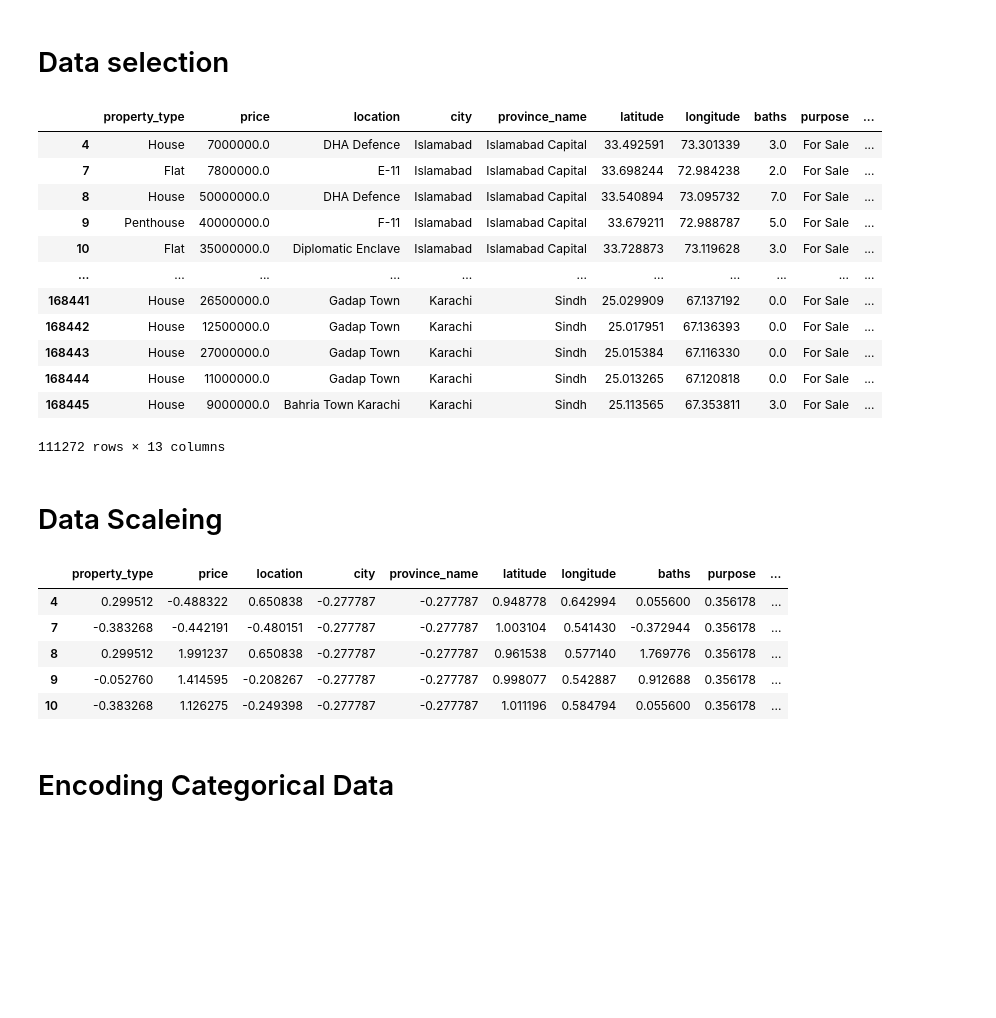
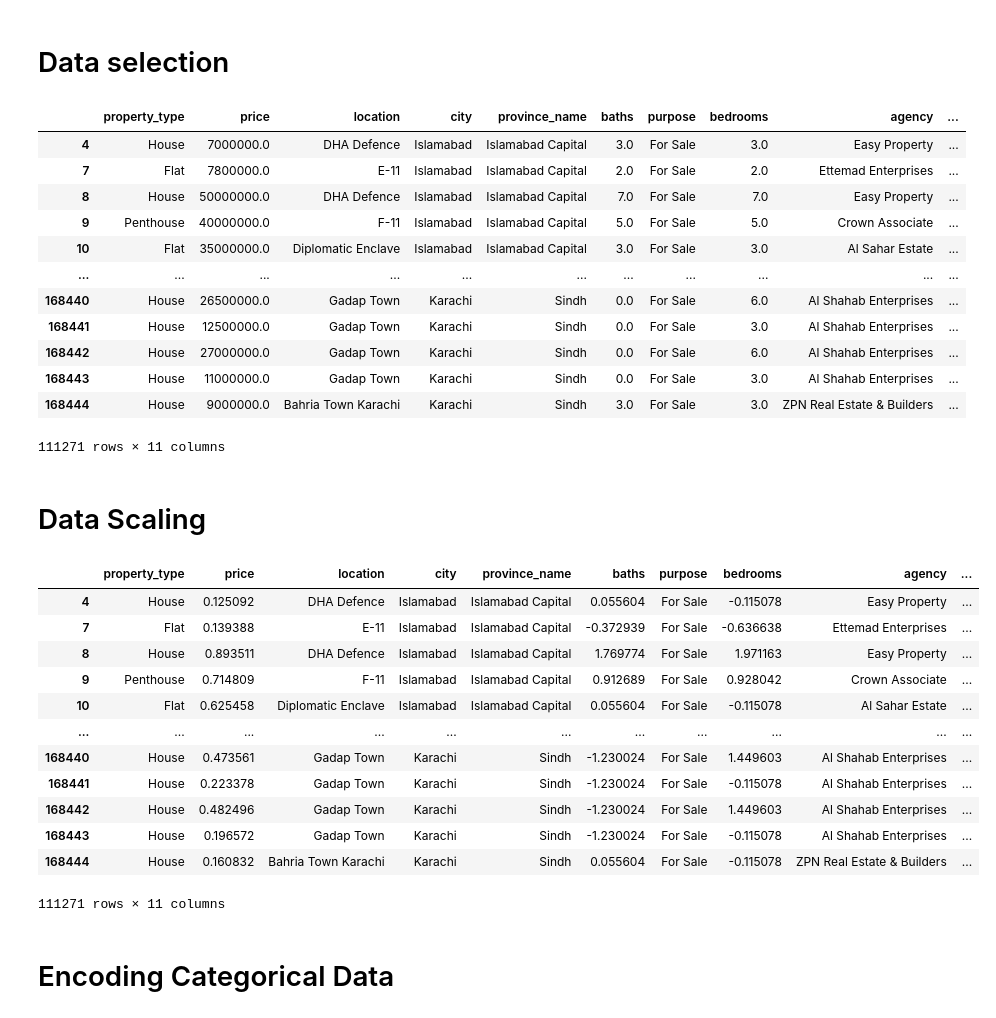
Before and after one commit to khaaaleed-5/Advanced-ML, a Jupyter notebook: SVM/SVM.ipynb, the cells around one changed output. Cells and saved outputs as stored; diff of their text form; code cells hidden in the pictures; blank space fills up the shorter version.

```diff
--- a/SVM/SVM.ipynb
+++ b/SVM/SVM.ipynb
@@ -170,52 +170,64 @@ visualize_boxplot(df, numeric_columns)
 # %%
 # droping unneeded features
 
-drop_colums=['date_added','Area Category', 'area']
+drop_colums=['date_added','Area Category', 'area','latitude', 'longitude']
 df = df.drop(columns= drop_colums, axis=1)
 
 df
 # %% [output]
-|  | property_type | price | location | city | province_name | latitude | longitude | baths | purpose | ... |
-| 4 | House | 7000000.0 | DHA Defence | Islamabad | Islamabad Capital | 33.492591 | 73.301339 | 3.0 | For Sale | ... |
-| 7 | Flat | 7800000.0 | E-11 | Islamabad | Islamabad Capital | 33.698244 | 72.984238 | 2.0 | For Sale | ... |
-| 8 | House | 50000000.0 | DHA Defence | Islamabad | Islamabad Capital | 33.540894 | 73.095732 | 7.0 | For Sale | ... |
-| 9 | Penthouse | 40000000.0 | F-11 | Islamabad | Islamabad Capital | 33.679211 | 72.988787 | 5.0 | For Sale | ... |
-| 10 | Flat | 35000000.0 | Diplomatic Enclave | Islamabad | Islamabad Capital | 33.728873 | 73.119628 | 3.0 | For Sale | ... |
+|  | property_type | price | location | city | province_name | baths | purpose | bedrooms | agency | ... |
+| 4 | House | 7000000.0 | DHA Defence | Islamabad | Islamabad Capital | 3.0 | For Sale | 3.0 | Easy Property | ... |
+| 7 | Flat | 7800000.0 | E-11 | Islamabad | Islamabad Capital | 2.0 | For Sale | 2.0 | Ettemad Enterprises | ... |
+| 8 | House | 50000000.0 | DHA Defence | Islamabad | Islamabad Capital | 7.0 | For Sale | 7.0 | Easy Property | ... |
+| 9 | Penthouse | 40000000.0 | F-11 | Islamabad | Islamabad Capital | 5.0 | For Sale | 5.0 | Crown Associate | ... |
+| 10 | Flat | 35000000.0 | Diplomatic Enclave | Islamabad | Islamabad Capital | 3.0 | For Sale | 3.0 | Al Sahar Estate | ... |
 | ... | ... | ... | ... | ... | ... | ... | ... | ... | ... | ... |
-| 168441 | House | 26500000.0 | Gadap Town | Karachi | Sindh | 25.029909 | 67.137192 | 0.0 | For Sale | ... |
-| 168442 | House | 12500000.0 | Gadap Town | Karachi | Sindh | 25.017951 | 67.136393 | 0.0 | For Sale | ... |
-| 168443 | House | 27000000.0 | Gadap Town | Karachi | Sindh | 25.015384 | 67.116330 | 0.0 | For Sale | ... |
-| 168444 | House | 11000000.0 | Gadap Town | Karachi | Sindh | 25.013265 | 67.120818 | 0.0 | For Sale | ... |
-| 168445 | House | 9000000.0 | Bahria Town Karachi | Karachi | Sindh | 25.113565 | 67.353811 | 3.0 | For Sale | ... |
+| 168440 | House | 26500000.0 | Gadap Town | Karachi | Sindh | 0.0 | For Sale | 6.0 | Al Shahab Enterprises | ... |
+| 168441 | House | 12500000.0 | Gadap Town | Karachi | Sindh | 0.0 | For Sale | 3.0 | Al Shahab Enterprises | ... |
+| 168442 | House | 27000000.0 | Gadap Town | Karachi | Sindh | 0.0 | For Sale | 6.0 | Al Shahab Enterprises | ... |
+| 168443 | House | 11000000.0 | Gadap Town | Karachi | Sindh | 0.0 | For Sale | 3.0 | Al Shahab Enterprises | ... |
+| 168444 | House | 9000000.0 | Bahria Town Karachi | Karachi | Sindh | 3.0 | For Sale | 3.0 | ZPN Real Estate & Builders | ... |
-111272 rows × 13 columns
+111271 rows × 11 columns
 # %% [markdown]
-# Data Scaleing
+# Data Scaling
 # %%
 # Intializing a scaler to scale our numreic data
+
 scaler = StandardScaler()
+target_scaler= MinMaxScaler()
 
-# # Scaling our numeric data
-# df['price']=scaler.fit_transform(df[['price']])
-# df['baths']=scaler.fit_transform(df[['baths']])
-# df['bedrooms']=scaler.fit_transform(df[['bedrooms']])
-# df['Area Size']=scaler.fit_transform(df[['Area Size']])
-# df['latitude']=scaler.fit_transform(df[['latitude']])
-# df['longitude']=scaler.fit_transform(df[['longitude']])
 
-df[['price', 'baths', 'bedrooms', 'Area Size', 'latitude', 'longitude']]=scaler.fit_transform(df[['price', 'baths', 'bedrooms', 'Area Size', 'latitude', 'longitude']])
+df[['baths', 'bedrooms', 'Area Size']]=scaler.fit_transform(df[['baths', 'bedrooms', 'Area Size']])
+
+df[['price']]=target_scaler.fit_transform(df[['price']])
+
 
 with open('scaler.pkl','wb') as f :
     pickle.dump(scaler, f)
 
+
+with open('target_scaler.pkl','wb') as u :
+    pickle.dump(target_scaler, u)
+
+
 # displaying the dataset after scaling numeric data
 df.head()
+
+df
 # %% [output]
-|  | property_type | price | location | city | province_name | latitude | longitude | baths | purpose | ... |
-| 4 | 0.299512 | -0.488322 | 0.650838 | -0.277787 | -0.277787 | 0.948778 | 0.642994 | 0.055600 | 0.356178 | ... |
-| 7 | -0.383268 | -0.442191 | -0.480151 | -0.277787 | -0.277787 | 1.003104 | 0.541430 | -0.372944 | 0.356178 | ... |
-| 8 | 0.299512 | 1.991237 | 0.650838 | -0.277787 | -0.277787 | 0.961538 | 0.577140 | 1.769776 | 0.356178 | ... |
-| 9 | -0.052760 | 1.414595 | -0.208267 | -0.277787 | -0.277787 | 0.998077 | 0.542887 | 0.912688 | 0.356178 | ... |
-| 10 | -0.383268 | 1.126275 | -0.249398 | -0.277787 | -0.277787 | 1.011196 | 0.584794 | 0.055600 | 0.356178 | ... |
+|  | property_type | price | location | city | province_name | baths | purpose | bedrooms | agency | ... |
+| 4 | House | 0.125092 | DHA Defence | Islamabad | Islamabad Capital | 0.055604 | For Sale | -0.115078 | Easy Property | ... |
+| 7 | Flat | 0.139388 | E-11 | Islamabad | Islamabad Capital | -0.372939 | For Sale | -0.636638 | Ettemad Enterprises | ... |
+| 8 | House | 0.893511 | DHA Defence | Islamabad | Islamabad Capital | 1.769774 | For Sale | 1.971163 | Easy Property | ... |
+| 9 | Penthouse | 0.714809 | F-11 | Islamabad | Islamabad Capital | 0.912689 | For Sale | 0.928042 | Crown Associate | ... |
+| 10 | Flat | 0.625458 | Diplomatic Enclave | Islamabad | Islamabad Capital | 0.055604 | For Sale | -0.115078 | Al Sahar Estate | ... |
+| ... | ... | ... | ... | ... | ... | ... | ... | ... | ... | ... |
+| 168440 | House | 0.473561 | Gadap Town | Karachi | Sindh | -1.230024 | For Sale | 1.449603 | Al Shahab Enterprises | ... |
+| 168441 | House | 0.223378 | Gadap Town | Karachi | Sindh | -1.230024 | For Sale | -0.115078 | Al Shahab Enterprises | ... |
+| 168442 | House | 0.482496 | Gadap Town | Karachi | Sindh | -1.230024 | For Sale | 1.449603 | Al Shahab Enterprises | ... |
+| 168443 | House | 0.196572 | Gadap Town | Karachi | Sindh | -1.230024 | For Sale | -0.115078 | Al Shahab Enterprises | ... |
+| 168444 | House | 0.160832 | Bahria Town Karachi | Karachi | Sindh | 0.055604 | For Sale | -0.115078 | ZPN Real Estate & Builders | ... |
+111271 rows × 11 columns
 # %% [markdown]
 # Encoding Categorical Data
 # %%
```
Also changed, not shown: parts of 14 cells of this notebook, 6 other files.
